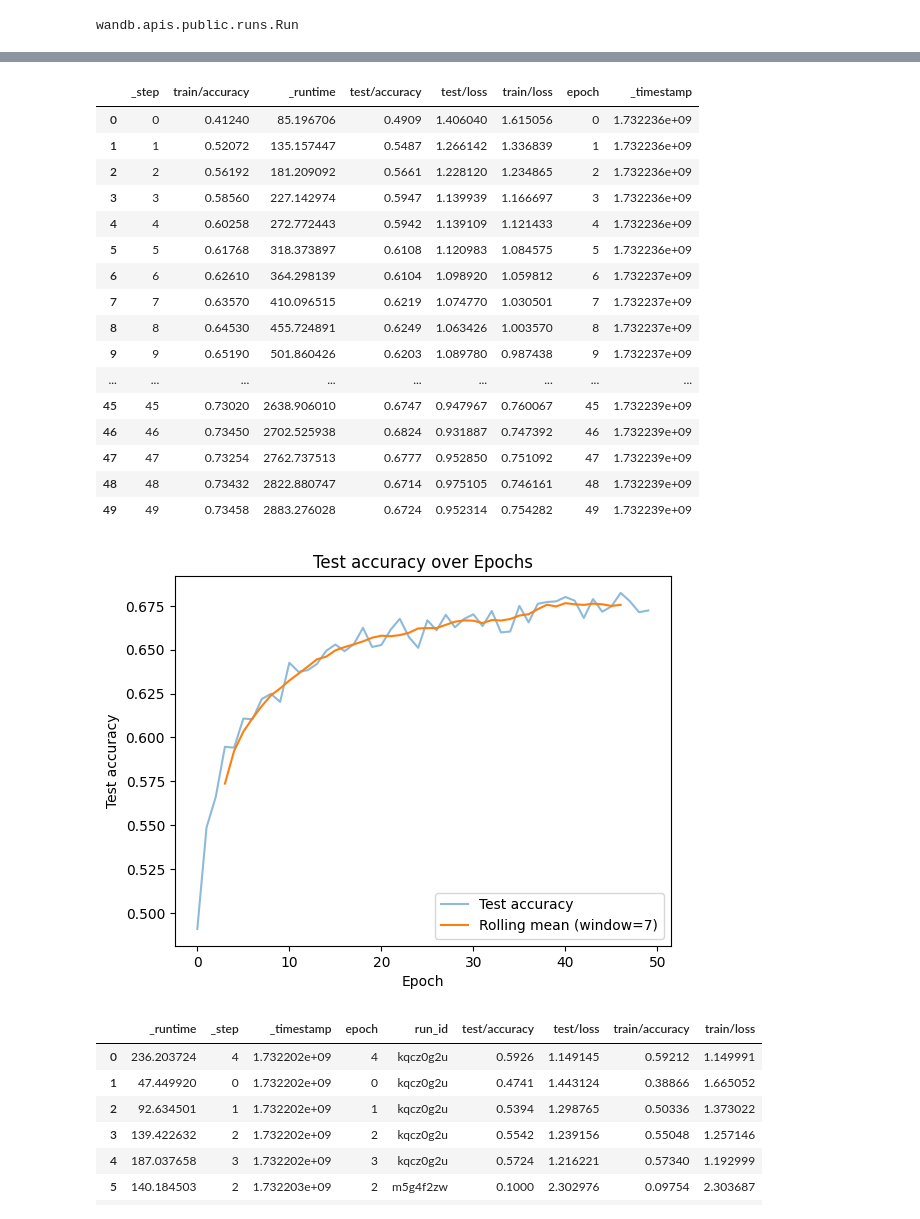
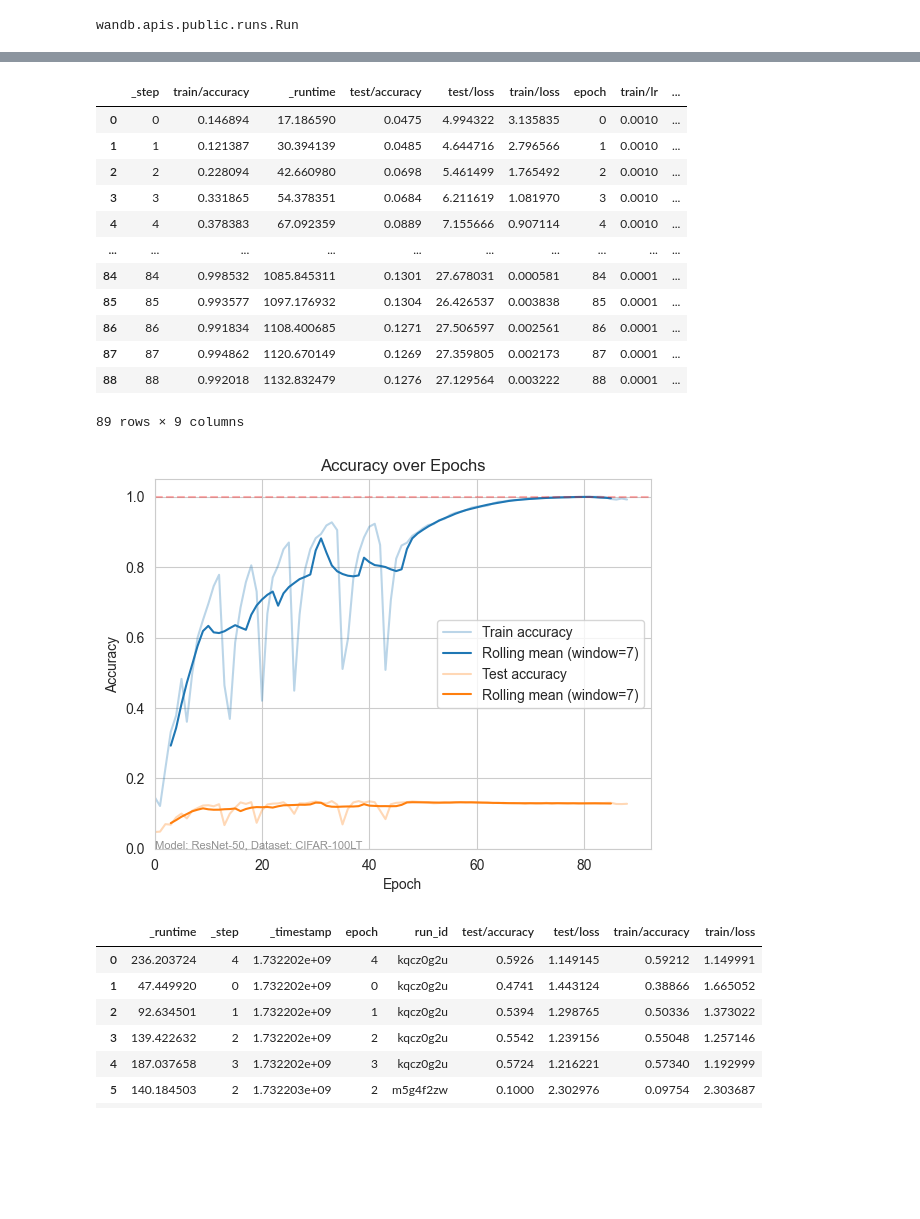
Before and after one commit to Glinte/cifar10-experiments-2, a Jupyter notebook: notebooks/wandb.ipynb, the cells around one changed output, grey strips where cells are left out. Cells and saved outputs as stored; diff of their text form; code cells hidden in the pictures; blank space fills up the shorter version.

```diff
--- a/notebooks/wandb.ipynb
+++ b/notebooks/wandb.ipynb
@@ -11,7 +11,7 @@ from hw2 import PROJECT_ROOT
 from wandb.apis.public.runs import Run
 
 api = wandb.Api()
-run: Run = api.run("papetoast-org1/CISC3027 hw2/gj9tduwp")
+run: Run = api.run("papetoast-org1/CISC3027 hw3/q4eoe5vh")
 # %%
 type(run)
 # %% [output]
@@ -43,37 +39,44 @@ history = run.history()
 # %%
 history
 # %% [output]
-|  | _step | train/accuracy | _runtime | test/accuracy | test/loss | train/loss | epoch | _timestamp |
-| 0 | 0 | 0.41240 | 85.196706 | 0.4909 | 1.406040 | 1.615056 | 0 | 1.732236e+09 |
-| 1 | 1 | 0.52072 | 135.157447 | 0.5487 | 1.266142 | 1.336839 | 1 | 1.732236e+09 |
-| 2 | 2 | 0.56192 | 181.209092 | 0.5661 | 1.228120 | 1.234865 | 2 | 1.732236e+09 |
-| 3 | 3 | 0.58560 | 227.142974 | 0.5947 | 1.139939 | 1.166697 | 3 | 1.732236e+09 |
-| 4 | 4 | 0.60258 | 272.772443 | 0.5942 | 1.139109 | 1.121433 | 4 | 1.732236e+09 |
-| 5 | 5 | 0.61768 | 318.373897 | 0.6108 | 1.120983 | 1.084575 | 5 | 1.732236e+09 |
-| 6 | 6 | 0.62610 | 364.298139 | 0.6104 | 1.098920 | 1.059812 | 6 | 1.732237e+09 |
-| 7 | 7 | 0.63570 | 410.096515 | 0.6219 | 1.074770 | 1.030501 | 7 | 1.732237e+09 |
-| 8 | 8 | 0.64530 | 455.724891 | 0.6249 | 1.063426 | 1.003570 | 8 | 1.732237e+09 |
-| 9 | 9 | 0.65190 | 501.860426 | 0.6203 | 1.089780 | 0.987438 | 9 | 1.732237e+09 |
-| ... | ... | ... | ... | ... | ... | ... | ... | ... |
-| 45 | 45 | 0.73020 | 2638.906010 | 0.6747 | 0.947967 | 0.760067 | 45 | 1.732239e+09 |
-| 46 | 46 | 0.73450 | 2702.525938 | 0.6824 | 0.931887 | 0.747392 | 46 | 1.732239e+09 |
-| 47 | 47 | 0.73254 | 2762.737513 | 0.6777 | 0.952850 | 0.751092 | 47 | 1.732239e+09 |
-| 48 | 48 | 0.73432 | 2822.880747 | 0.6714 | 0.975105 | 0.746161 | 48 | 1.732239e+09 |
-| 49 | 49 | 0.73458 | 2883.276028 | 0.6724 | 0.952314 | 0.754282 | 49 | 1.732239e+09 |
+|  | _step | train/accuracy | _runtime | test/accuracy | test/loss | train/loss | epoch | train/lr | ... |
+| 0 | 0 | 0.146894 | 17.186590 | 0.0475 | 4.994322 | 3.135835 | 0 | 0.0010 | ... |
+| 1 | 1 | 0.121387 | 30.394139 | 0.0485 | 4.644716 | 2.796566 | 1 | 0.0010 | ... |
+| 2 | 2 | 0.228094 | 42.660980 | 0.0698 | 5.461499 | 1.765492 | 2 | 0.0010 | ... |
+| 3 | 3 | 0.331865 | 54.378351 | 0.0684 | 6.211619 | 1.081970 | 3 | 0.0010 | ... |
+| 4 | 4 | 0.378383 | 67.092359 | 0.0889 | 7.155666 | 0.907114 | 4 | 0.0010 | ... |
+| ... | ... | ... | ... | ... | ... | ... | ... | ... | ... |
+| 84 | 84 | 0.998532 | 1085.845311 | 0.1301 | 27.678031 | 0.000581 | 84 | 0.0001 | ... |
+| 85 | 85 | 0.993577 | 1097.176932 | 0.1304 | 26.426537 | 0.003838 | 85 | 0.0001 | ... |
+| 86 | 86 | 0.991834 | 1108.400685 | 0.1271 | 27.506597 | 0.002561 | 86 | 0.0001 | ... |
+| 87 | 87 | 0.994862 | 1120.670149 | 0.1269 | 27.359805 | 0.002173 | 87 | 0.0001 | ... |
+| 88 | 88 | 0.992018 | 1132.832479 | 0.1276 | 27.129564 | 0.003222 | 88 | 0.0001 | ... |
+89 rows × 9 columns
 # %%
-# plot test accuracy over epochs
+# plot accuracy over epochs
+history["train/rolling_accuracy"] = history["train/accuracy"].rolling(window=7, center=True).mean()
 history["test/rolling_accuracy"] = history["test/accuracy"].rolling(window=7, center=True).mean()
 fig = plt.figure()
-plt.plot(history["epoch"], history["test/accuracy"], alpha=0.5)
-plt.plot(history["epoch"], history["test/rolling_accuracy"])
+plt.plot(history["epoch"], history["train/accuracy"], alpha=0.3, color="#1f77b4")
+plt.plot(history["epoch"], history["train/rolling_accuracy"], color="#1f77b4")
+plt.plot(history["epoch"], history["test/accuracy"], alpha=0.3, color="#ff7f0e")
+plt.plot(history["epoch"], history["test/rolling_accuracy"], color="#ff7f0e")
 plt.xlabel("Epoch")
-plt.ylabel("Test accuracy")
-plt.title("Test accuracy over Epochs")
-plt.legend(["Test accuracy", "Rolling mean (window=7)"])
+plt.ylabel("Accuracy")
+plt.title("Accuracy over Epochs")
+plt.legend(["Train accuracy", "Rolling mean (window=7)", "Test accuracy", "Rolling mean (window=7)"])
+# A line at y=1 for reference
+plt.axhline(y=1, color='r', linestyle='--', alpha=0.3)
+
+# Mention the dataset and the model in the figure
+plt.text(0, 0.002, "Model: ResNet-50, Dataset: CIFAR-100LT", fontsize=8, alpha=0.5)
+
+plt.ylim(0, 1.05)
+plt.xlim(0)
 # plt.show()
-plt.savefig(PROJECT_ROOT / "artifacts" / "test_accuracy_over_epochs.svg")
+plt.savefig(PROJECT_ROOT / "artifacts" / run.project / f"train_accuracy_over_epochs_{run.id}.svg")
 # %% [output]
-[figure, old version]
+[figure, new version]
 # %%
 runs: wandb.apis.public.runs.Runs = api.runs("papetoast-org1/CISC3027 hw2", {"group": "experiment-varying-optimizers"})
 histories = runs.histories(format="pandas")
```
Also changed, not shown: parts of 2 cells of this notebook, 4 other files.
